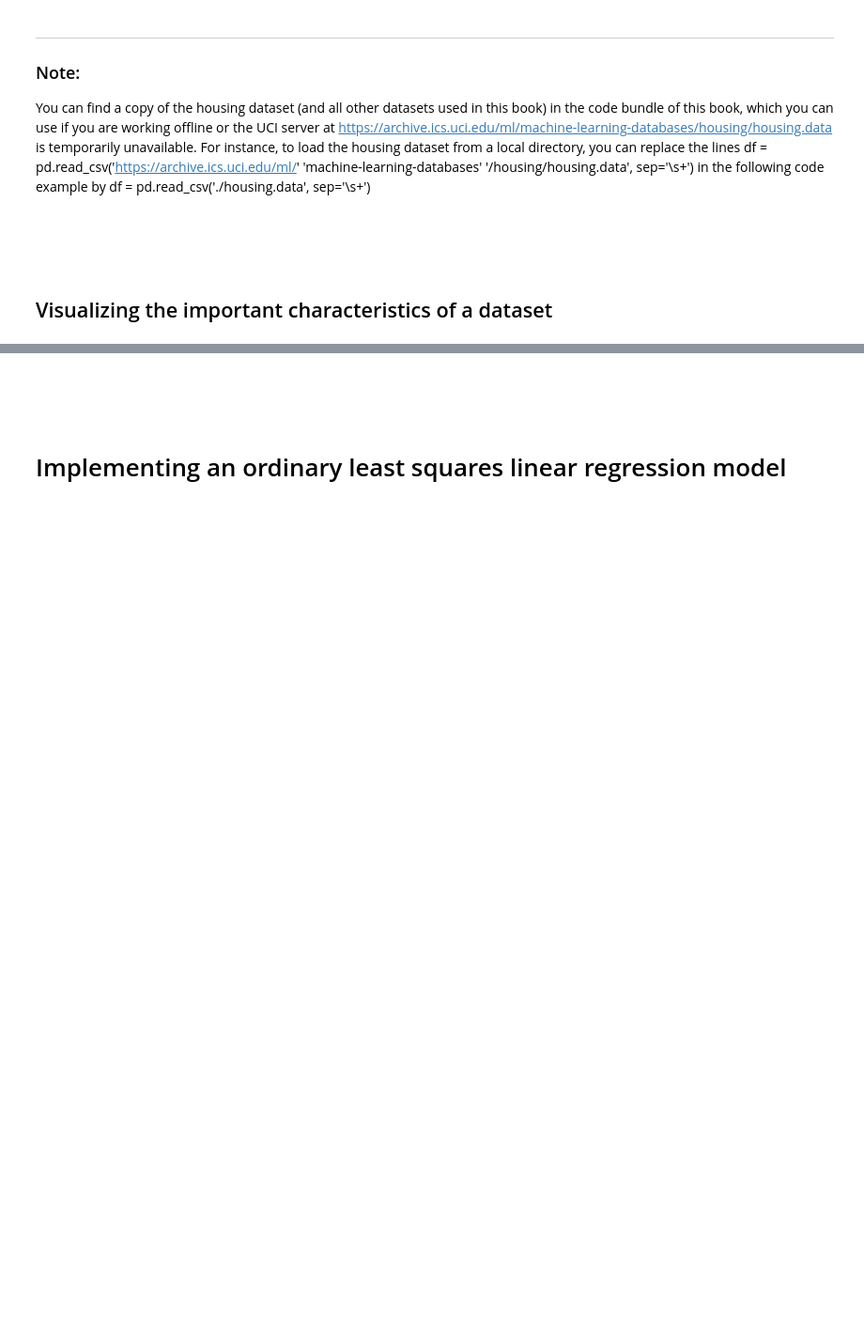
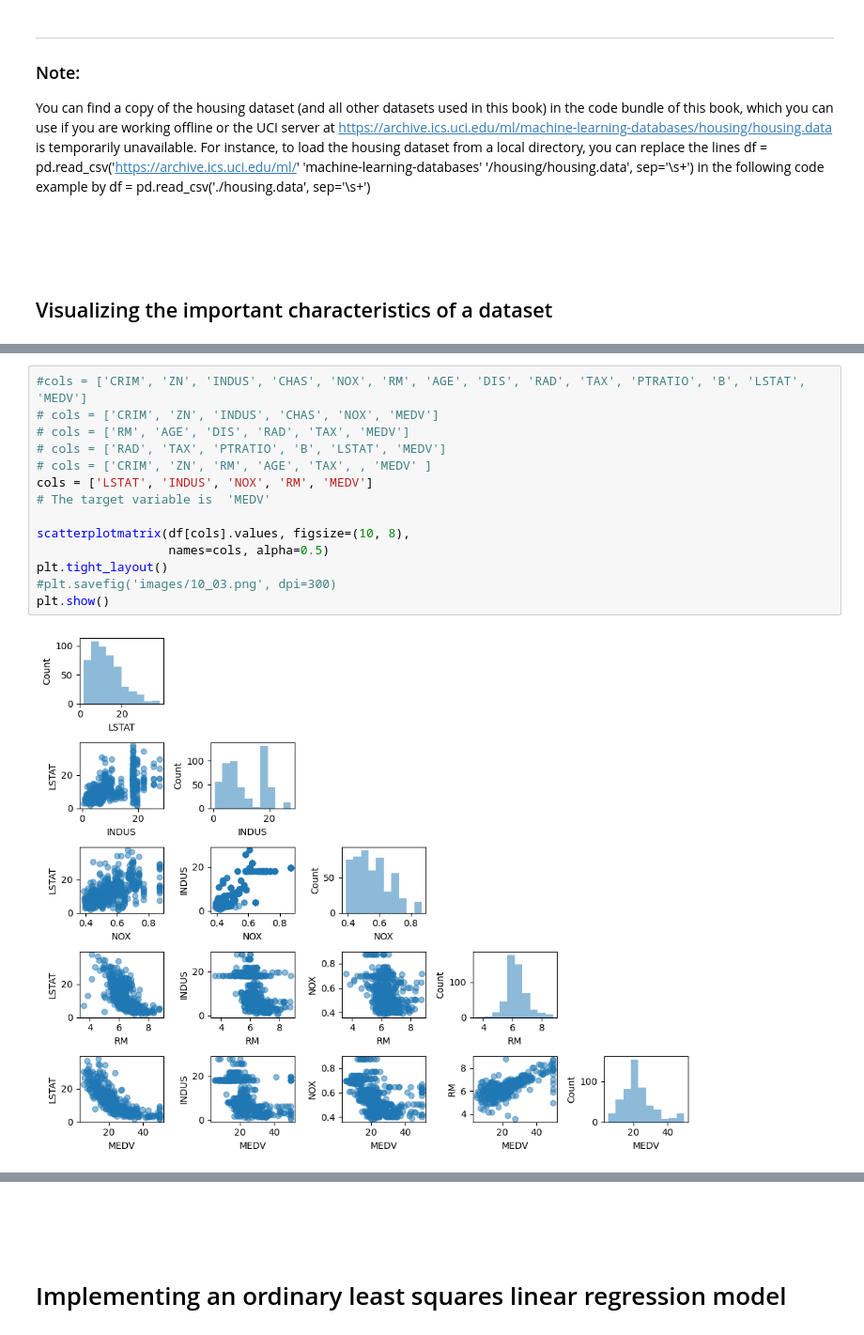
Before and after one commit to rtscmrn/python-machine-learning-book-3rd-edition, a Jupyter notebook: ch10/ch10.ipynb, the cells around one changed output, grey strips where cells are left out. Shown at 94% size. Saved outputs shown, nothing was run; the diff lists cells and outputs as text; blank space fills up the shorter version.

```diff
--- a/ch10/ch10.ipynb
+++ b/ch10/ch10.ipynb
@@ -168,3 +166,19 @@ plt.show()
+# %%
+#cols = ['CRIM', 'ZN', 'INDUS', 'CHAS', 'NOX', 'RM', 'AGE', 'DIS', 'RAD', 'TAX', 'PTRATIO', 'B', 'LSTAT', 'MEDV']
+# cols = ['CRIM', 'ZN', 'INDUS', 'CHAS', 'NOX', 'MEDV']
+# cols = ['RM', 'AGE', 'DIS', 'RAD', 'TAX', 'MEDV']
+# cols = ['RAD', 'TAX', 'PTRATIO', 'B', 'LSTAT', 'MEDV']
+# cols = ['CRIM', 'ZN', 'RM', 'AGE', 'TAX', , 'MEDV' ]
+cols = ['LSTAT', 'INDUS', 'NOX', 'RM', 'MEDV']
+# The target variable is  'MEDV'
+
+scatterplotmatrix(df[cols].values, figsize=(10, 8),
+                  names=cols, alpha=0.5)
+plt.tight_layout()
+#plt.savefig('images/10_03.png', dpi=300)
+plt.show()
+# %% [output]
+[figure, added]
 # %%
 import numpy as np
 from mlxtend.plotting import heatmap
```
Also changed, not shown: parts of 12 cells of this notebook, 1 other file.
